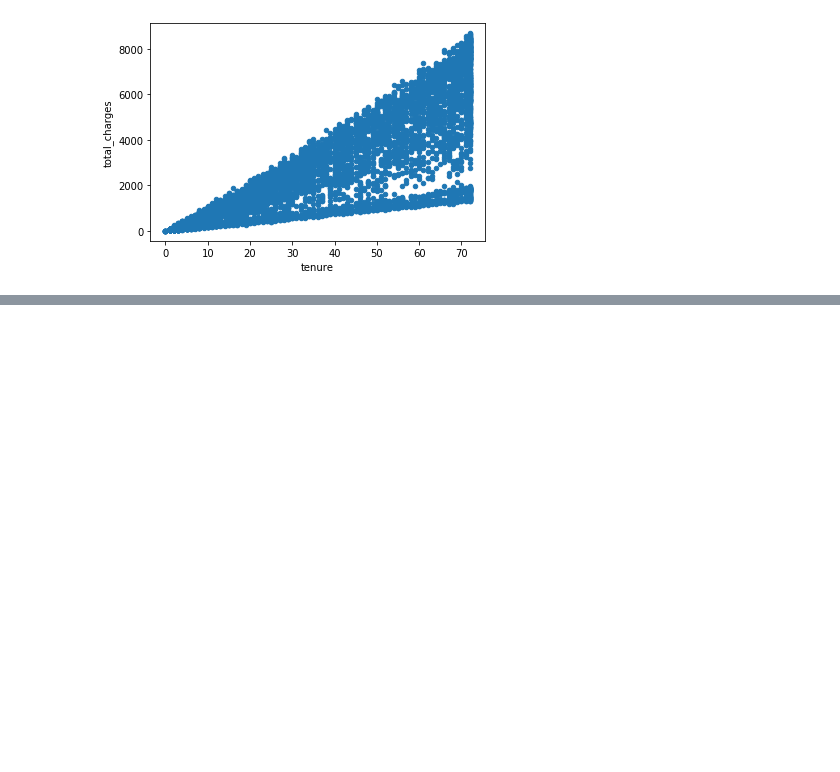
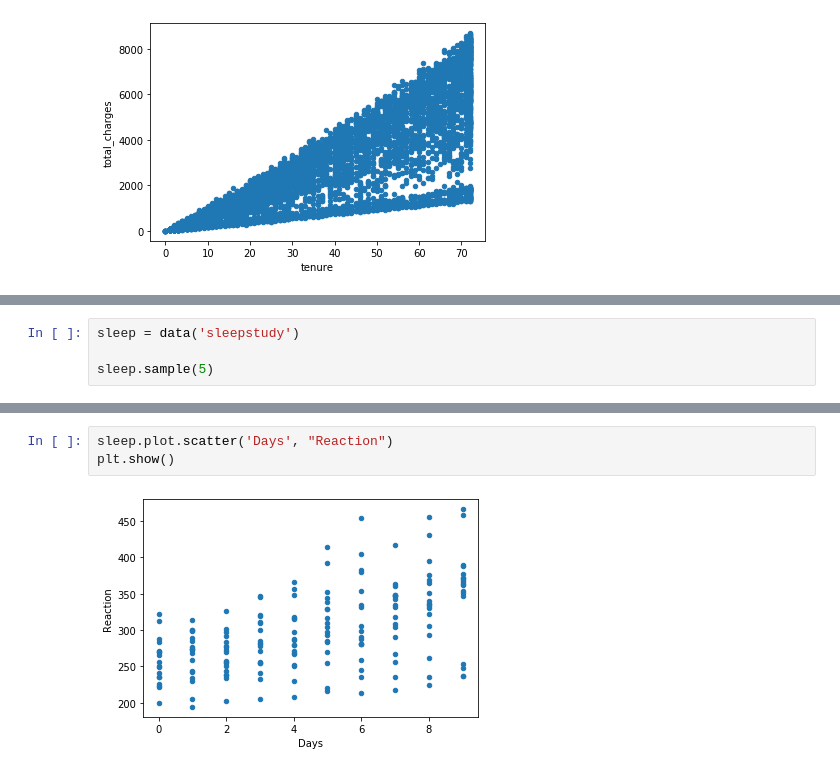
Before and after one commit to chasethompson/statistics_exercises, a Jupyter notebook: hypothesis_testing.ipynb, the cells around one changed output, grey strips where cells are left out. Saved outputs shown, nothing was run; the diff lists cells and outputs as text; blank space fills up the shorter version.

```diff
--- a/hypothesis_testing.ipynb
+++ b/hypothesis_testing.ipynb
@@ -619,0 +829,4 @@ customers[customers.contract_type_id == '1']
+# %%
+sleep = data('sleepstudy')
+
+sleep.sample(5)
@@ -619,0 +868,5 @@ customers[customers.contract_type_id == '1']
+# %%
+sleep.plot.scatter('Days', "Reaction")
+plt.show()
+# %% [output]
+[figure, added]
```
Also changed, not shown: parts of 44 cells of this notebook.
